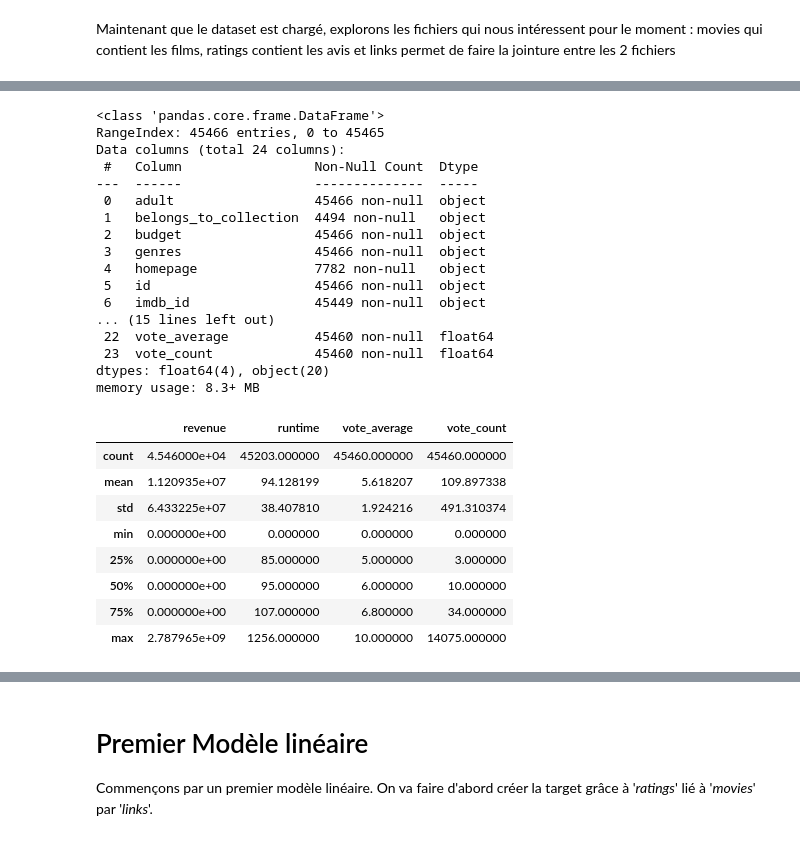
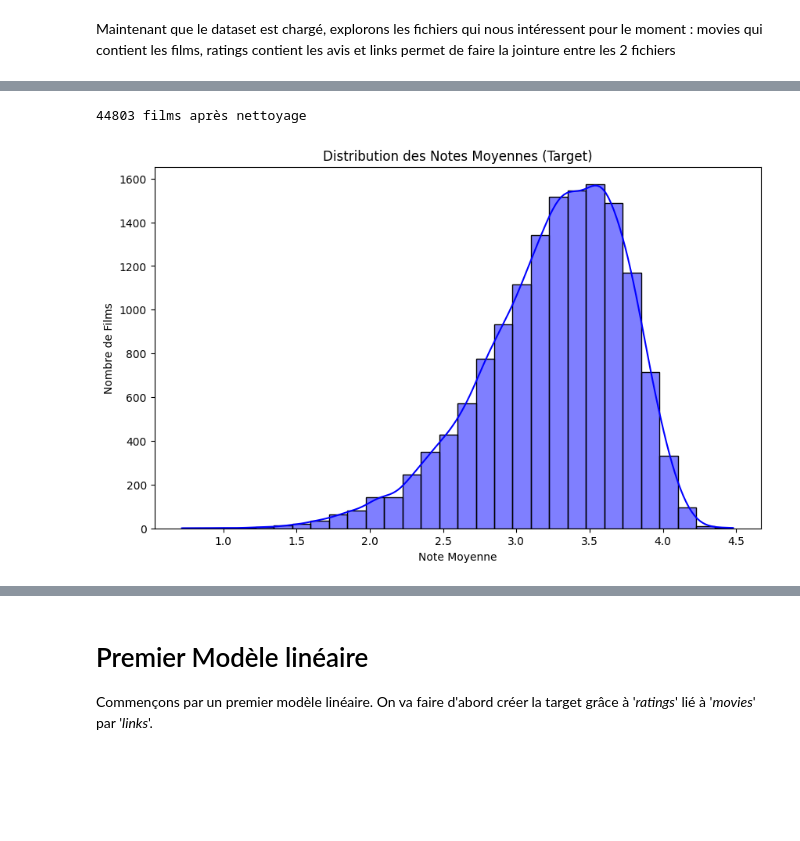
Before and after one commit to ithabi/AAA, a Jupyter notebook: AAAA.ipynb, the cells around one changed output, grey strips where cells are left out. Saved outputs shown, nothing was run; the diff lists cells and outputs as text; code cells hidden in the pictures; blank space fills up the shorter version.

```diff
--- a/AAAA.ipynb
+++ b/AAAA.ipynb
@@ -51,32 +65,44 @@ movies.head()
-# %%
-movies.info()
-# %% [output]
-<class 'pandas.core.frame.DataFrame'>
-RangeIndex: 45466 entries, 0 to 45465
-Data columns (total 24 columns):
- #   Column                 Non-Null Count  Dtype
----  ------                 --------------  -----
- 0   adult                  45466 non-null  object
- 1   belongs_to_collection  4494 non-null   object
- 2   budget                 45466 non-null  object
- 3   genres                 45466 non-null  object
- 4   homepage               7782 non-null   object
- 5   id                     45466 non-null  object
- 6   imdb_id                45449 non-null  object
-... (15 lines left out)
- 22  vote_average           45460 non-null  float64
- 23  vote_count             45460 non-null  float64
-dtypes: float64(4), object(20)
-memory usage: 8.3+ MB
-# %%
-movies.describe()
-# %% [output]
-|  | revenue | runtime | vote_average | vote_count |
-| count | 4.546000e+04 | 45203.000000 | 45460.000000 | 45460.000000 |
-| mean | 1.120935e+07 | 94.128199 | 5.618207 | 109.897338 |
-| std | 6.433225e+07 | 38.407810 | 1.924216 | 491.310374 |
-| min | 0.000000e+00 | 0.000000 | 0.000000 | 0.000000 |
-| 25% | 0.000000e+00 | 85.000000 | 5.000000 | 3.000000 |
-| 50% | 0.000000e+00 | 95.000000 | 6.000000 | 10.000000 |
-| 75% | 0.000000e+00 | 107.000000 | 6.800000 | 34.000000 |
-| max | 2.787965e+09 | 1256.000000 | 10.000000 | 14075.000000 |
+# %%
+def clean_id_column(dataframe, col_name):
+    dataframe[col_name] = pd.to_numeric(dataframe[col_name], errors='coerce')
+    dataframe.dropna(subset=[col_name], inplace=True)
+    dataframe[col_name] = dataframe[col_name].astype(int)
+    return dataframe
+
+movies = clean_id_column(movies, 'id')
+links = clean_id_column(links, 'tmdbId')
+links = clean_id_column(links, 'movieId')
+credits = clean_id_column(credits, 'id')
+
+#on crée la feature target et joint les tables  grace à links
+avg_ratings = ratings.groupby('movieId')['rating'].mean().reset_index()
+avg_ratings.rename(columns={'rating': 'target_rating'}, inplace=True)
+df_temp = pd.merge(movies, links, left_on='id', right_on='tmdbId', how='inner')
+df_final = pd.merge(df_temp, avg_ratings, on='movieId', how='inner')
+
+print(f"{df_final.shape[0]} films après nettoyage")
+
+
+
+df_final['budget'] = pd.to_numeric(df_final['budget'], errors='coerce')
+df_final['runtime'] = pd.to_numeric(df_final['runtime'], errors='coerce')
+df_final['popularity'] = pd.to_numeric(df_final['popularity'], errors='coerce')
+numerical_features = ['budget', 'runtime', 'popularity']
+
+top_languages = df_final['original_language'].value_counts().index[:10] #les langues sont soit dans le top 10 soit autres
+df_final['original_language'] = df_final['original_language'].apply(lambda x: x if x in top_languages else 'other')
+categorical_features = ['original_language']
+# %% [output]
+44803 films après nettoyage
+# %%
+#ANALYSE DE LA TARGET ET CORRELATIONS
+
+# Distribution de la Target
+plt.figure(figsize=(10, 6))
+sns.histplot(df_final['target_rating'], kde=True, bins=30, color='blue')
+plt.title('Distribution des Notes Moyennes (Target)')
+plt.xlabel('Note Moyenne')
+plt.ylabel('Nombre de Films')
+plt.show()
+# %% [output]
+[figure, added]
```
Also changed, not shown: parts of 27 cells of this notebook.
